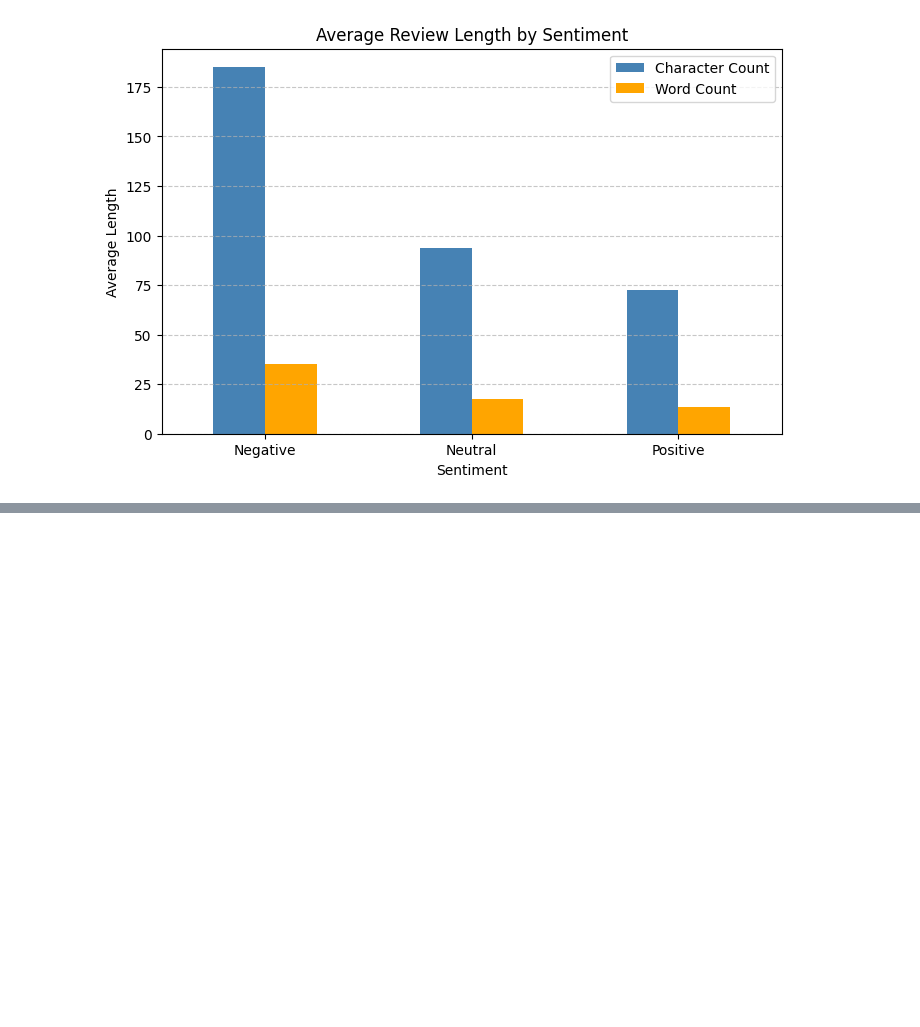
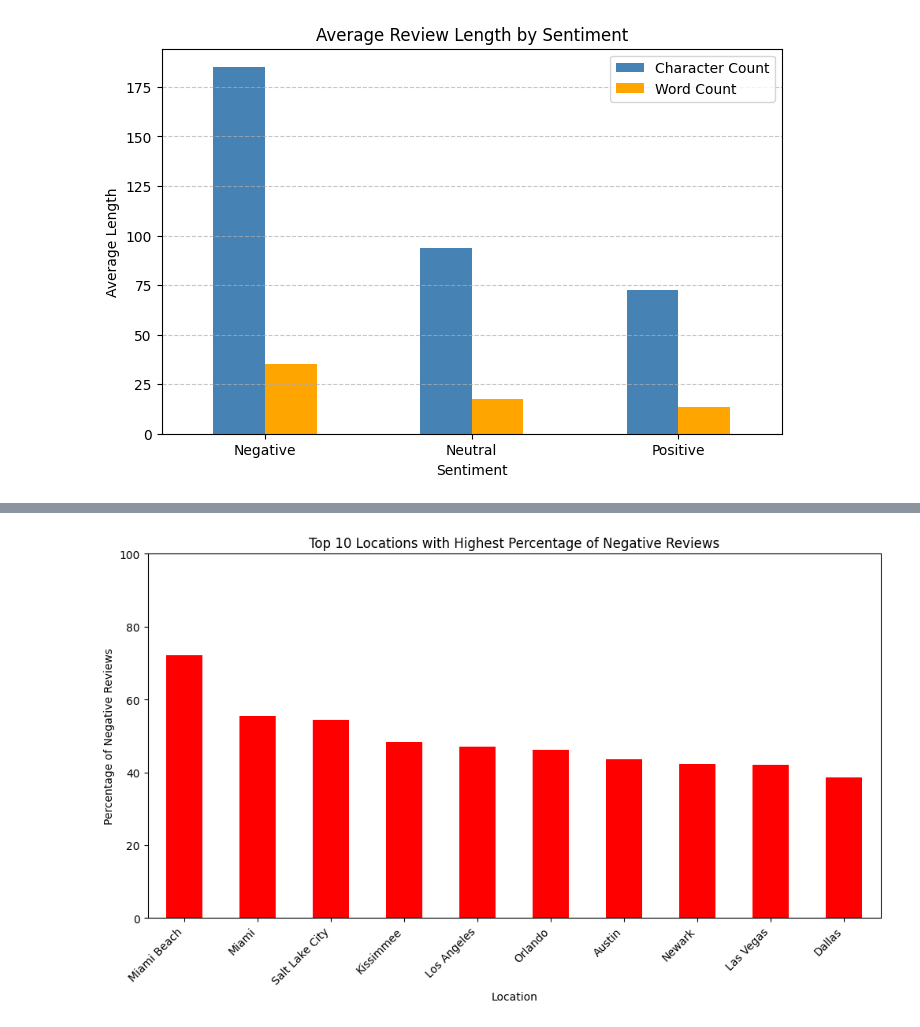
Before and after one commit to carissa406/McDonalds, a Jupyter notebook: archive/reviews.ipynb, the cells around one changed output, grey strips where cells are left out. Cells and saved outputs as stored; diff of their text form; code cells hidden in the pictures; blank space fills up the shorter version.

```diff
--- a/archive/reviews.ipynb
+++ b/archive/reviews.ipynb
@@ -923,0 +981,24 @@ plt.show()
+# %%
+# Count total reviews per location
+total_reviews_per_location = df_2["City"].value_counts()
+
+# Count negative reviews per location
+negative_reviews_per_location = df_2[df_2["manual_sentiment"] == "Negative"]["City"].value_counts()
+
+# Calculate percentage of negative reviews per location
+negative_review_percentage = (negative_reviews_per_location / total_reviews_per_location) * 100
+
+# Keep only locations with at least a certain number of reviews (optional, to avoid outliers)
+filtered_negative_percentage = negative_review_percentage[total_reviews_per_location >= 10].sort_values(ascending=False).head(10)
+
+# Plot
+plt.figure(figsize=(12, 6))
+filtered_negative_percentage.plot(kind="bar", color="red")
+plt.xlabel("Location")
+plt.ylabel("Percentage of Negative Reviews")
+plt.title("Top 10 Locations with Highest Percentage of Negative Reviews")
+plt.xticks(rotation=45, ha="right")
+plt.ylim(0, 100)  # Since it's a percentage
+plt.show()
+# %% [output]
+[figure, added]
```
Also changed, not shown: parts of 8 cells of this notebook.
